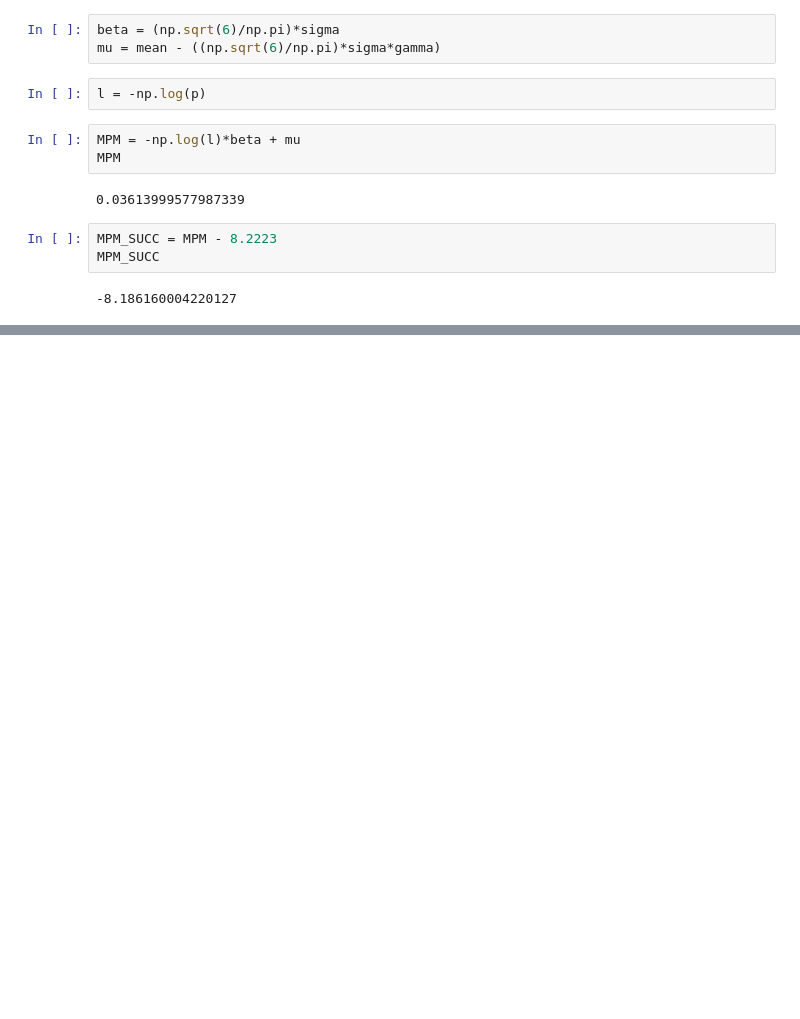
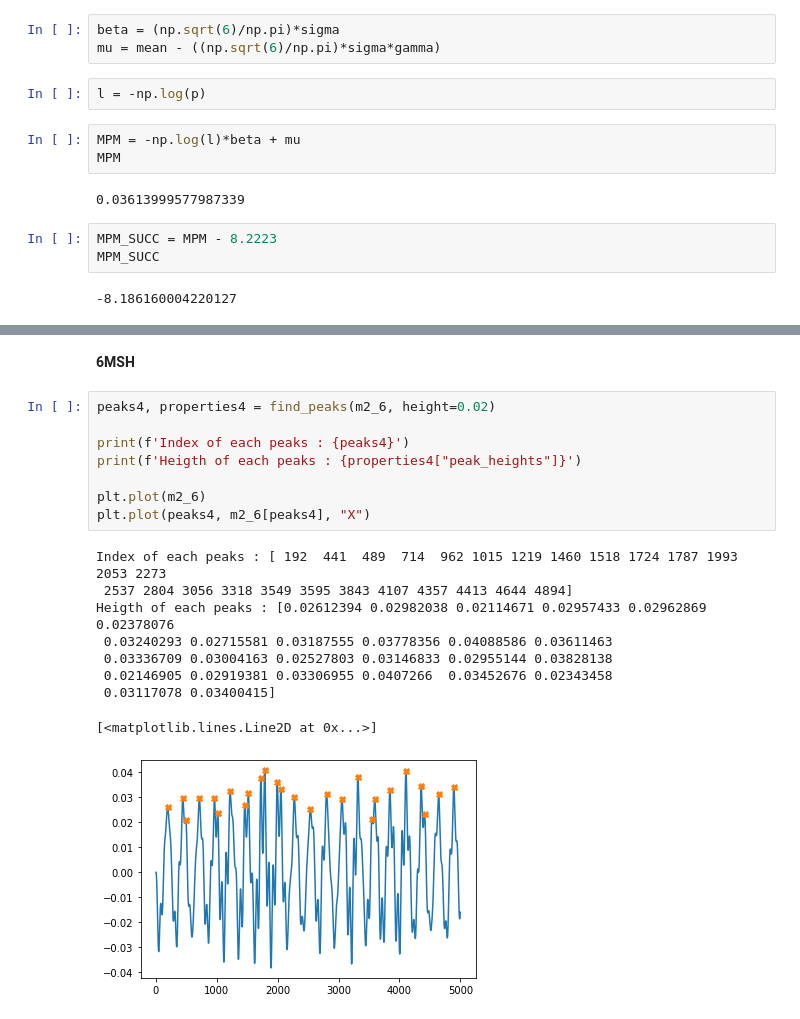
Before and after one commit to suajeong52/heaveMPM, a Jupyter notebook: MPM_Heave_Position_03_28.ipynb, the cells around one changed output, grey strips where cells are left out. Cells and saved outputs as stored; diff of their text form; blank space fills up the shorter version.

```diff
--- a/MPM_Heave_Position_03_28.ipynb
+++ b/MPM_Heave_Position_03_28.ipynb
@@ -178,0 +278,20 @@ MPM_SUCC
+# %% [markdown]
+**6MSH**
+# %%
+peaks4, properties4 = find_peaks(m2_6, height=0.02)
+
+print(f'Index of each peaks : {peaks4}')
+print(f'Heigth of each peaks : {properties4["peak_heights"]}')
+
+plt.plot(m2_6)
+plt.plot(peaks4, m2_6[peaks4], "X")
+# %% [output]
+Index of each peaks : [ 192  441  489  714  962 1015 1219 1460 1518 1724 1787 1993 2053 2273
+ 2537 2804 3056 3318 3549 3595 3843 4107 4357 4413 4644 4894]
+Heigth of each peaks : [0.02612394 0.02982038 0.02114671 0.02957433 0.02962869 0.02378076
+ 0.03240293 0.02715581 0.03187555 0.03778356 0.04088586 0.03611463
+ 0.03336709 0.03004163 0.02527803 0.03146833 0.02955144 0.03828138
+ 0.02146905 0.02919381 0.03306955 0.0407266  0.03452676 0.02343458
+ 0.03117078 0.03400415]
+[<matplotlib.lines.Line2D at 0x...>]
+[figure, added]
```
Also changed, not shown: parts of 30 cells of this notebook.
